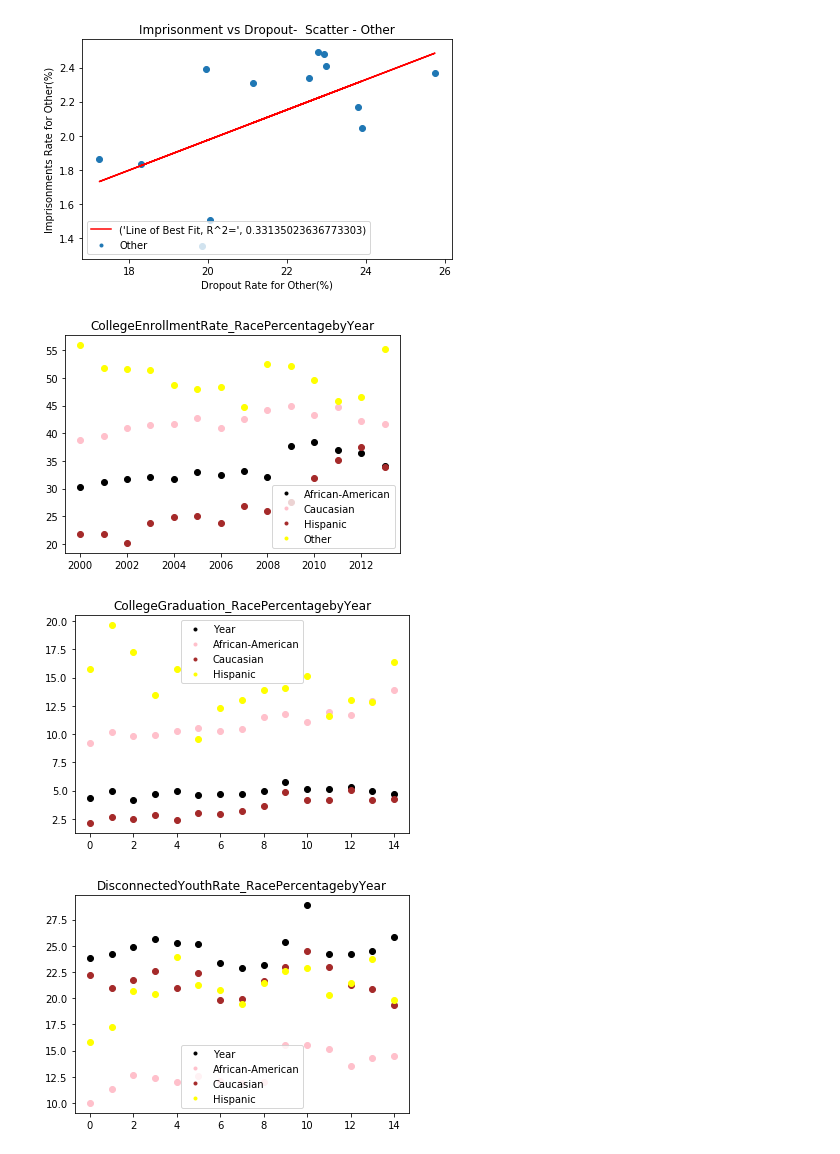
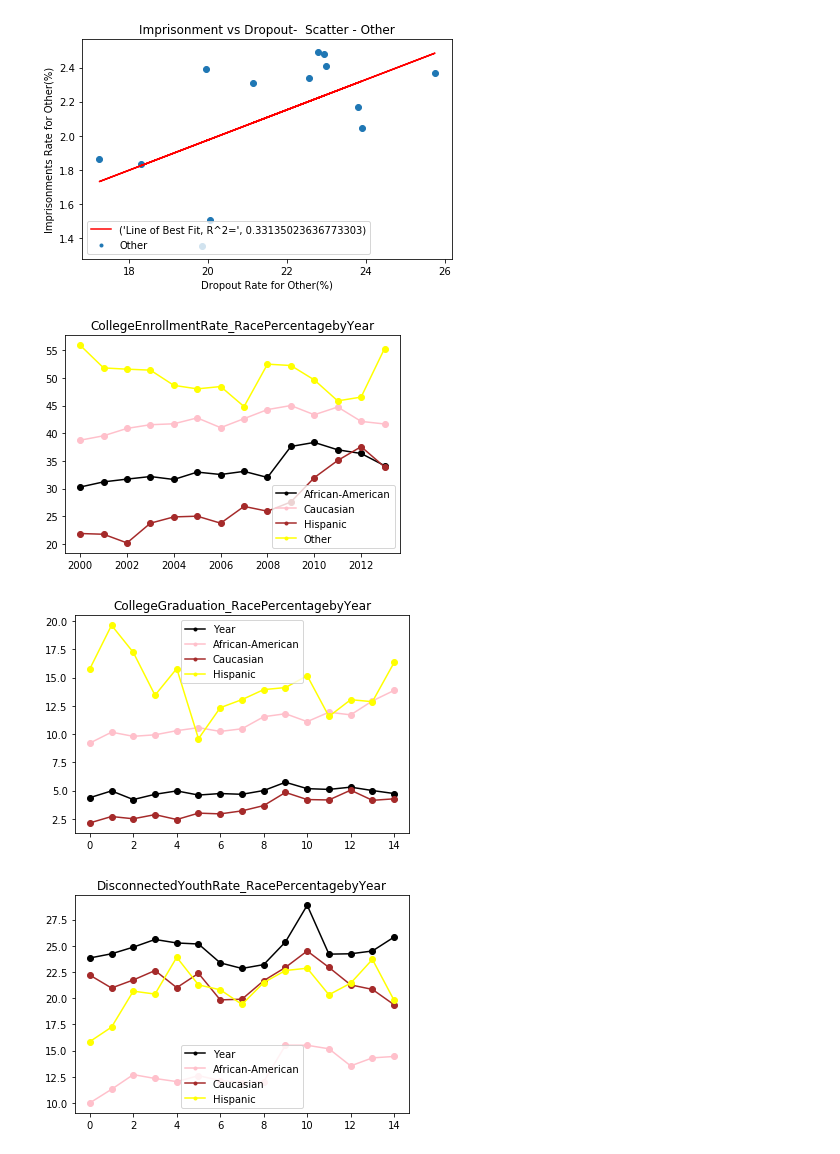
Before and after one commit to callanyan/BootCamp_GroupProjecT_Team5-by-5, a Jupyter notebook: Cleaning_Actual/ImprisonmentData_07.ipynb, the cells around one changed output. Drawn from its saved outputs; the diff is of its cells as text; code cells hidden in the pictures.

Commit message:
final blanket graphs

```diff
--- a/Cleaning_Actual/ImprisonmentData_07.ipynb
+++ b/Cleaning_Actual/ImprisonmentData_07.ipynb
@@ -348,42 +348,42 @@ for i in range(len(raceList)):
 # %%
 CollegeEnrollmentRate_RacePercentagebyYear = pd.read_csv("../CSVs/College Enrollment Rate - RacePercentage by Year.csv")
 CollegeEnrollmentRate_RacePercentagebyYear
-plt.plot(CollegeEnrollmentRate_RacePercentagebyYear["Year"], CollegeEnrollmentRate_RacePercentagebyYear["African-American"], 'o', color='black')
-plt.plot(CollegeEnrollmentRate_RacePercentagebyYear["Year"], CollegeEnrollmentRate_RacePercentagebyYear["Caucasian"], 'o', color='pink')
-plt.plot(CollegeEnrollmentRate_RacePercentagebyYear["Year"], CollegeEnrollmentRate_RacePercentagebyYear["Hispanic"], 'o', color='brown')
-plt.plot(CollegeEnrollmentRate_RacePercentagebyYear["Year"], CollegeEnrollmentRate_RacePercentagebyYear["Other"], 'o', color='yellow')
+plt.plot(CollegeEnrollmentRate_RacePercentagebyYear["Year"], CollegeEnrollmentRate_RacePercentagebyYear["African-American"], '-o', color='black')
+plt.plot(CollegeEnrollmentRate_RacePercentagebyYear["Year"], CollegeEnrollmentRate_RacePercentagebyYear["Caucasian"], '-o', color='pink')
+plt.plot(CollegeEnrollmentRate_RacePercentagebyYear["Year"], CollegeEnrollmentRate_RacePercentagebyYear["Hispanic"], '-o', color='brown')
+plt.plot(CollegeEnrollmentRate_RacePercentagebyYear["Year"], CollegeEnrollmentRate_RacePercentagebyYear["Other"], '-o', color='yellow')
 plt.legend(labels=["African-American", "Caucasian", "Hispanic", "Other"], loc="best", markerscale=.5)
 plt.title("CollegeEnrollmentRate_RacePercentagebyYear")
 plt.savefig('../Graphs/CollegeEnrollmentRate_RacePercentagebyYear.png')
 plt.show()
 # %% [output]
-[figure, old version]
+[figure, new version]
 # %%
 CollegeGraduation_RacePercentagebyYear = pd.read_csv("../CSVs/College Graduation - RacePercentage by Year.csv")
 CollegeGraduation_RacePercentagebyYear.set_index("Year")
-plt.plot(CollegeGraduation_RacePercentagebyYear.index, CollegeGraduation_RacePercentagebyYear["African-American"], 'o', color='black')
-plt.plot(CollegeGraduation_RacePercentagebyYear.index, CollegeGraduation_RacePercentagebyYear["Caucasian"], 'o', color='pink')
-plt.plot(CollegeGraduation_RacePercentagebyYear.index, CollegeGraduation_RacePercentagebyYear["Hispanic"], 'o', color='brown')
-plt.plot(CollegeGraduation_RacePercentagebyYear.index, CollegeGraduation_RacePercentagebyYear["Other"], 'o', color='yellow')
+plt.plot(CollegeGraduation_RacePercentagebyYear.index, CollegeGraduation_RacePercentagebyYear["African-American"], '-o', color='black')
+plt.plot(CollegeGraduation_RacePercentagebyYear.index, CollegeGraduation_RacePercentagebyYear["Caucasian"], '-o', color='pink')
+plt.plot(CollegeGraduation_RacePercentagebyYear.index, CollegeGraduation_RacePercentagebyYear["Hispanic"], '-o', color='brown')
+plt.plot(CollegeGraduation_RacePercentagebyYear.index, CollegeGraduation_RacePercentagebyYear["Other"], '-o', color='yellow')
 plt.legend(labels=CollegeGraduation_RacePercentagebyYear.columns, loc="best", markerscale=.5)
 plt.title("CollegeGraduation_RacePercentagebyYear")
 plt.savefig('../Graphs/CollegeGraduation_RacePercentagebyYear.png')
 plt.show()
 # %% [output]
-[figure, old version]
+[figure, new version]
 # %%
 DisconnectedYouthRate_RacePercentagebyYear = pd.read_csv("../CSVs/Disconnected Youth Rate - RacePercentage by Year.csv")
 DisconnectedYouthRate_RacePercentagebyYear.set_index("Year")
-plt.plot(DisconnectedYouthRate_RacePercentagebyYear.index, DisconnectedYouthRate_RacePercentagebyYear["African-American"], 'o', color='black')
-plt.plot(DisconnectedYouthRate_RacePercentagebyYear.index, DisconnectedYouthRate_RacePercentagebyYear["Caucasian"], 'o', color='pink')
-plt.plot(DisconnectedYouthRate_RacePercentagebyYear.index, DisconnectedYouthRate_RacePercentagebyYear["Hispanic"], 'o', color='brown')
-plt.plot(DisconnectedYouthRate_RacePercentagebyYear.index, DisconnectedYouthRate_RacePercentagebyYear["Other"], 'o', color='yellow')
+plt.plot(DisconnectedYouthRate_RacePercentagebyYear.index, DisconnectedYouthRate_RacePercentagebyYear["African-American"], '-o', color='black')
+plt.plot(DisconnectedYouthRate_RacePercentagebyYear.index, DisconnectedYouthRate_RacePercentagebyYear["Caucasian"], '-o', color='pink')
+plt.plot(DisconnectedYouthRate_RacePercentagebyYear.index, DisconnectedYouthRate_RacePercentagebyYear["Hispanic"], '-o', color='brown')
+plt.plot(DisconnectedYouthRate_RacePercentagebyYear.index, DisconnectedYouthRate_RacePercentagebyYear["Other"], '-o', color='yellow')
 plt.legend(labels=DisconnectedYouthRate_RacePercentagebyYear.columns, loc="best", markerscale=.5)
 plt.title("DisconnectedYouthRate_RacePercentagebyYear")
 plt.savefig('../Graphs/DisconnectedYouthRate_RacePercentagebyYear.png')
 plt.show()
 # %% [output]
-[figure, old version]
+[figure, new version]
 # %%
 Drop_out_rates_by_gender_Laurel = pd.read_csv("../CSVs/Drop_out_rates_by_gender_Laurel.csv")
 Drop_out_rates_by_gender_Laurel.set_index("Year")
```
Also changed, not shown: parts of 5 cells of this notebook, 9 other files.
